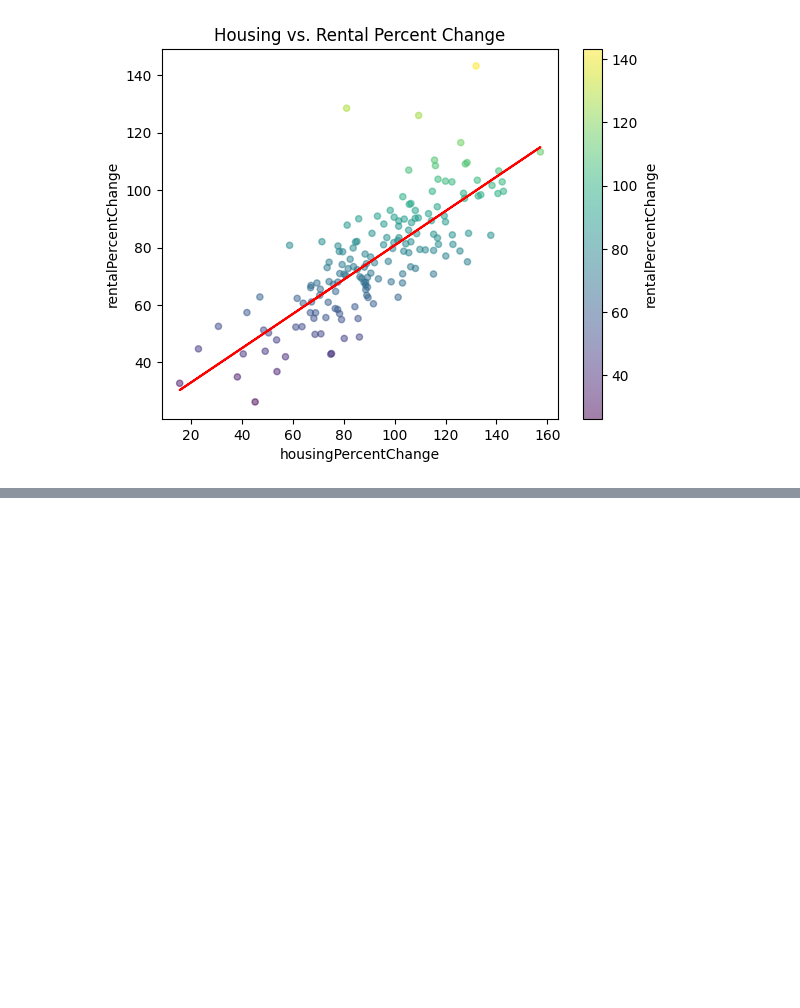
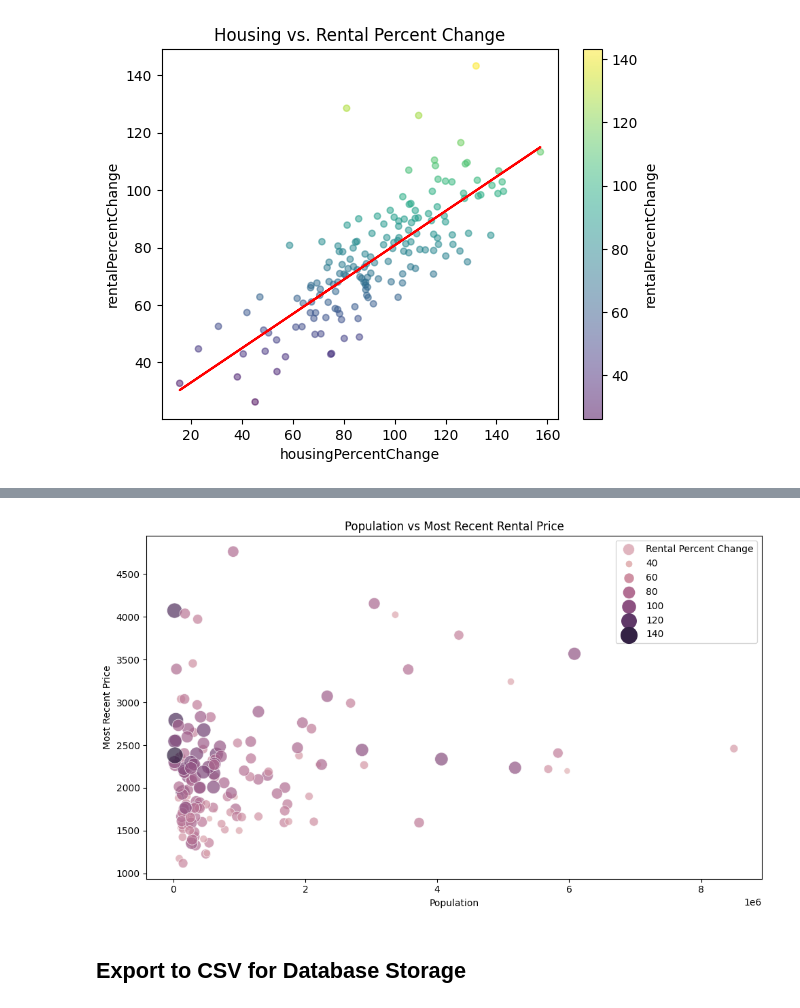
Before and after one commit to elgnol/RealEstate_Project_3, a Jupyter notebook: Analysis/Data_analysis_tatyana.ipynb, the cells around one changed output, grey strips where cells are left out. Cells and saved outputs as stored; diff of their text form; code cells hidden in the pictures; blank space fills up the shorter version.

```diff
--- a/Analysis/Data_analysis_tatyana.ipynb
+++ b/Analysis/Data_analysis_tatyana.ipynb
@@ -566,0 +613,5 @@ The correlation between both factors is 0.79
+# %%
+rental_merged = pd.merge(rental_df, cities_df, on = 'RegionName', how = 'inner')
+# %%
+rental_merged = rental_merged[['RegionName', 'StateName', '2024-07-31', 'rentalPercentChange', 'population']]
+rental_merged.head()
@@ -566,0 +651,30 @@ The correlation between both factors is 0.79
+# %%
+rental_merged = rental_merged.drop(102)
+# %%
+rental_merged = rental_merged.drop(82)
+# %%
+# rental percent change bubble chart
+plt.figure(figsize=(10, 6))
+sns.scatterplot(
+    x='population',
+    y='2024-07-31',
+    size='rentalPercentChange',  # Bubble size represents percentage
+    sizes=(1, 300),  # Scale bubble size
+    hue = 'rentalPercentChange',  # Optional: Color each bubble based on city
+    data= rental_merged,
+    alpha=0.7,  # Set transparency for better visualization
+    label = "Rental Percent Change"
+)
+
+plt.title('Population vs Most Recent Rental Price')
+plt.xlabel('Population')
+plt.ylabel('Most Recent Price')
+plt.legend()
+
+plt.tight_layout()
+plt.savefig("../IMAGES/rental_bubble_chart.png")
+plt.show()
+# %% [output]
+[figure, added]
+# %% [markdown]
+## Export to CSV for Database Storage
```
Also changed, not shown: parts of 21 cells of this notebook, 7 other files.
